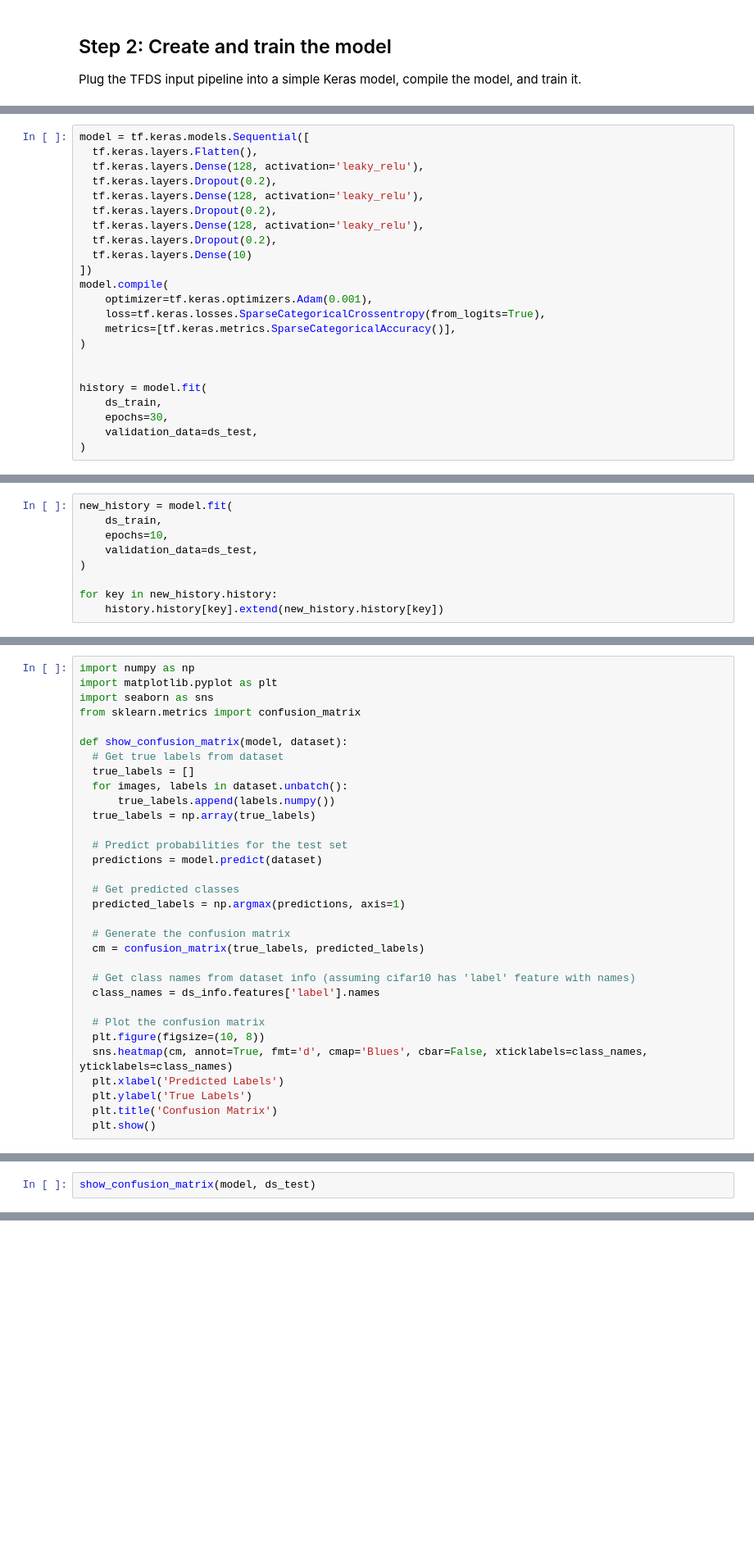
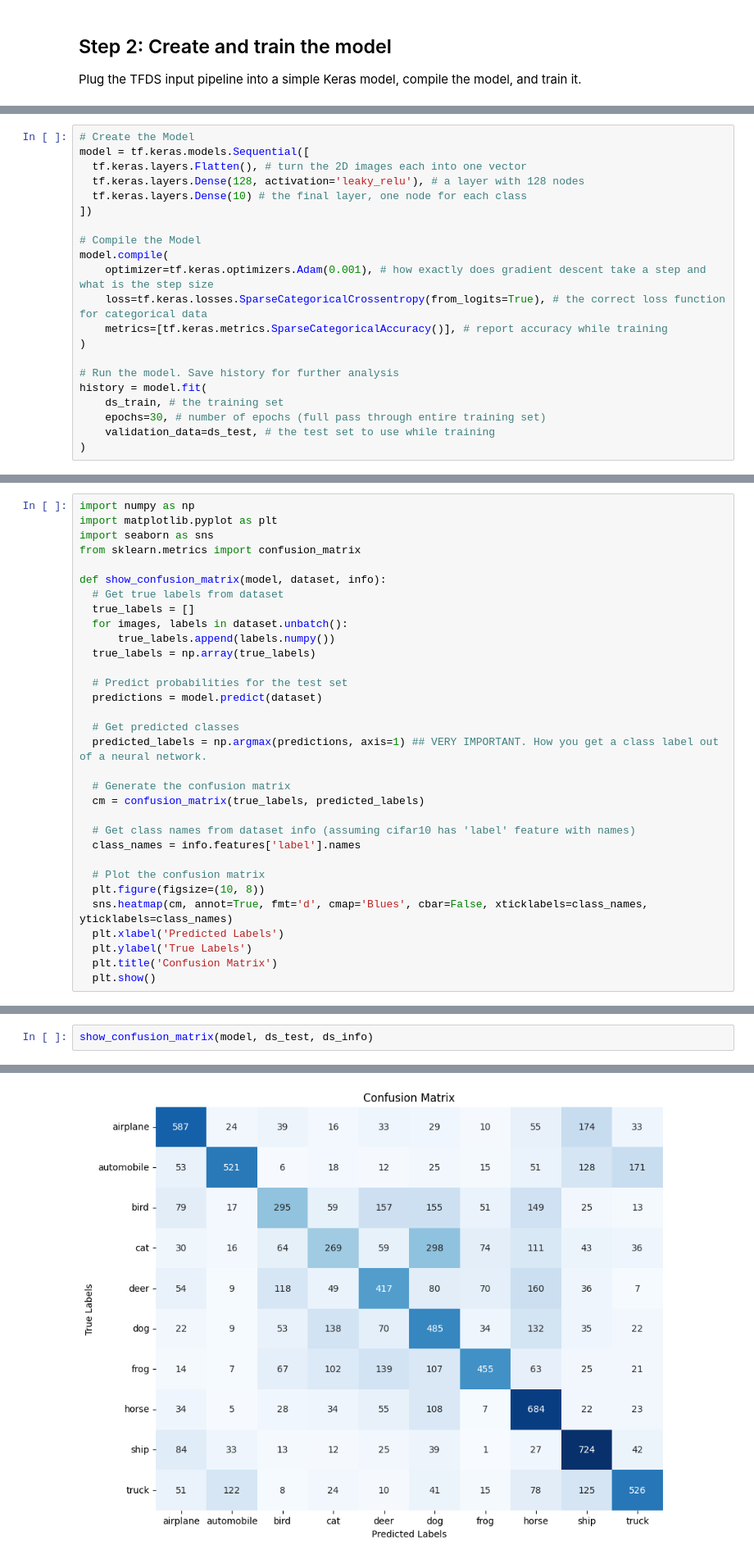
Before and after one commit to AET-CS/aet-cs.github.io, a Jupyter notebook: white/2025/ML/notebooks/CIFAR10_Training.ipynb, the cells around one changed output, grey strips where cells are left out. Shown at 82% size. Drawn from its saved outputs; the diff is of its cells as text; blank space fills up the shorter version.

```diff
--- a/white/2025/ML/notebooks/CIFAR10_Training.ipynb
+++ b/white/2025/ML/notebooks/CIFAR10_Training.ipynb
@@ -71,23 +117,21 @@ Plug the TFDS input pipeline into a simple Keras model, compile the model, and t
 # %%
+# Create the Model
 model = tf.keras.models.Sequential([
-  tf.keras.layers.Flatten(),
-  tf.keras.layers.Dense(128, activation='leaky_relu'),
-  tf.keras.layers.Dropout(0.2),
-  tf.keras.layers.Dense(128, activation='leaky_relu'),
-  tf.keras.layers.Dropout(0.2),
-  tf.keras.layers.Dense(128, activation='leaky_relu'),
-  tf.keras.layers.Dropout(0.2),
-  tf.keras.layers.Dense(10)
+  tf.keras.layers.Flatten(), # turn the 2D images each into one vector
+  tf.keras.layers.Dense(128, activation='leaky_relu'), # a layer with 128 nodes
+  tf.keras.layers.Dense(10) # the final layer, one node for each class
 ])
+
+# Compile the Model
 model.compile(
-    optimizer=tf.keras.optimizers.Adam(0.001),
-    loss=tf.keras.losses.SparseCategoricalCrossentropy(from_logits=True),
-    metrics=[tf.keras.metrics.SparseCategoricalAccuracy()],
+    optimizer=tf.keras.optimizers.Adam(0.001), # how exactly does gradient descent take a step and what is the step size
+    loss=tf.keras.losses.SparseCategoricalCrossentropy(from_logits=True), # the correct loss function for categorical data
+    metrics=[tf.keras.metrics.SparseCategoricalAccuracy()], # report accuracy while training
 )
 
-
+# Run the model. Save history for further analysis
 history = model.fit(
-    ds_train,
-    epochs=30,
-    validation_data=ds_test,
+    ds_train, # the training set
+    epochs=30, # number of epochs (full pass through entire training set)
+    validation_data=ds_test, # the test set to use while training
 )
@@ -138,9 +214,0 @@ show_training_curves(history)
-# %%
-new_history = model.fit(
-    ds_train,
-    epochs=10,
-    validation_data=ds_test,
-)
-
-for key in new_history.history:
-    history.history[key].extend(new_history.history[key])
@@ -152,7 +220,7 @@ import matplotlib.pyplot as plt
 import seaborn as sns
 from sklearn.metrics import confusion_matrix
 
-def show_confusion_matrix(model, dataset):
+def show_confusion_matrix(model, dataset, info):
   # Get true labels from dataset
   true_labels = []
   for images, labels in dataset.unbatch():
@@ -163,13 +231,13 @@ def show_confusion_matrix(model, dataset):
   predictions = model.predict(dataset)
 
   # Get predicted classes
-  predicted_labels = np.argmax(predictions, axis=1)
+  predicted_labels = np.argmax(predictions, axis=1) ## VERY IMPORTANT. How you get a class label out of a neural network.
 
   # Generate the confusion matrix
   cm = confusion_matrix(true_labels, predicted_labels)
 
   # Get class names from dataset info (assuming cifar10 has 'label' feature with names)
-  class_names = ds_info.features['label'].names
+  class_names = info.features['label'].names
 
   # Plot the confusion matrix
   plt.figure(figsize=(10, 8))
@@ -211,2 +249,3 @@ def plot_value_counts(dataset):
 # %%
-show_confusion_matrix(model, ds_test)
+show_confusion_matrix(model, ds_test, ds_info)
+# %% [output]
@@ -212,0 +254 @@ show_confusion_matrix(model, ds_test)
+[figure, added]
```
Also changed, not shown: parts of 42 cells of this notebook, 3 other files.
